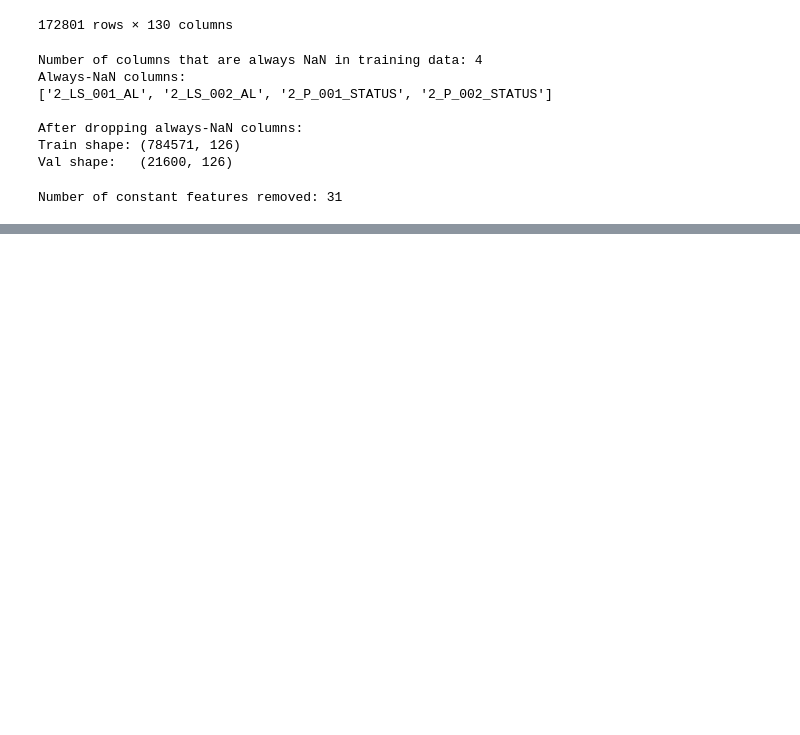
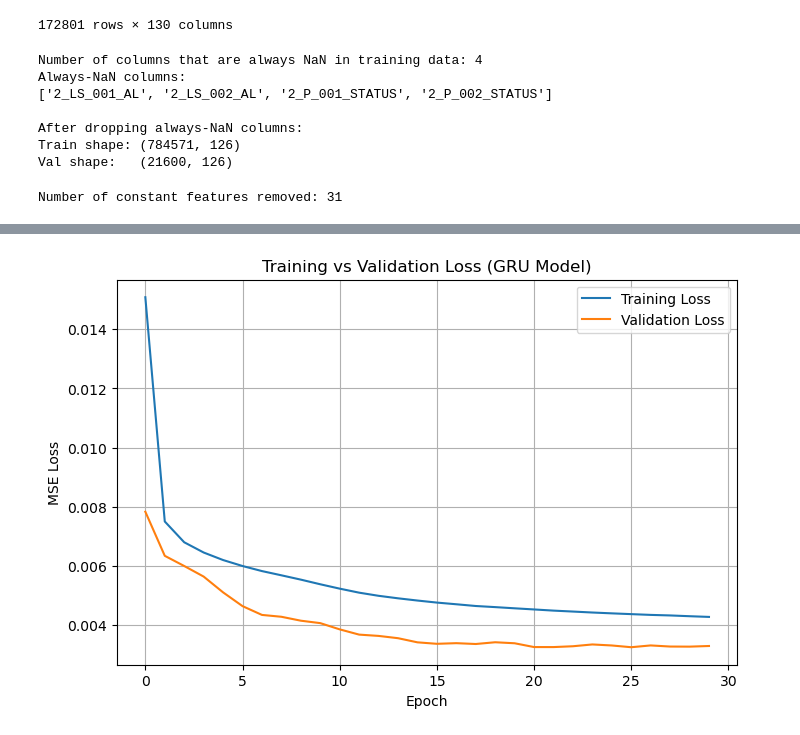
Before and after one commit to Brandonwood44/Anomaly-Detection-Thesis, a Jupyter notebook: notebooks/Training for WaDi.ipynb, the cells around one changed output, grey strips where cells are left out. Cells and saved outputs as stored; diff of their text form; code cells hidden in the pictures; blank space fills up the shorter version.

```diff
--- a/notebooks/Training for WaDi.ipynb
+++ b/notebooks/Training for WaDi.ipynb
@@ -361,13 +380,15 @@ Attack Error | Mean: 0.0053 | Min: 0.0020
 # %%
 loss_key = 'loss'
 val_loss_key = 'val_loss'
 
 plt.figure(figsize=(8,5))
 plt.plot(GRU_history.history[loss_key], label='Training Loss')
 plt.plot(GRU_history.history[val_loss_key], label='Validation Loss')
 plt.xlabel("Epoch")
 plt.ylabel("MSE Loss")
-plt.title("Training vs Validation Loss (Transformer Autoencoder)")
+plt.title("Training vs Validation Loss (GRU Model)")
 plt.legend()
 plt.grid(True)
 plt.show()
+# %% [output]
+[figure, added]
```
Also changed, not shown: parts of 8 cells of this notebook, 1 other file.
